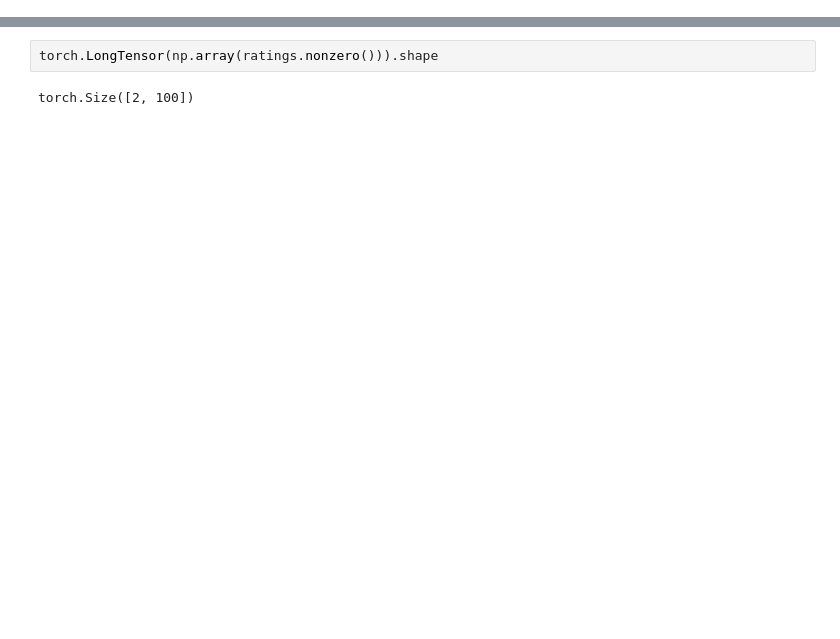
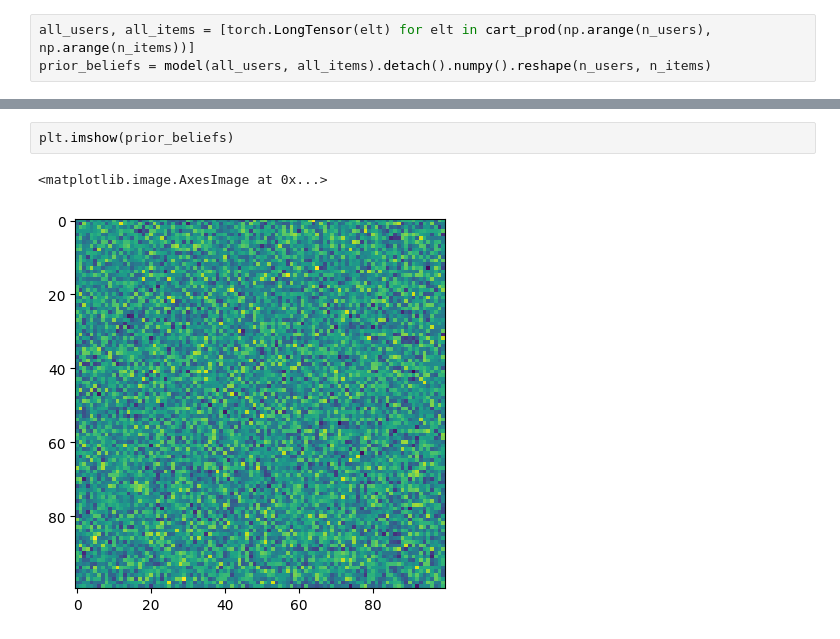
Before and after one commit to stefanpate/rcgnn, a Jupyter notebook: notebooks/mf_rosenthal.ipynb, the cells around one changed output, grey strips where cells are left out. Cells and saved outputs as stored; diff of their text form; blank space fills up the shorter version.

```diff
--- a/notebooks/mf_rosenthal.ipynb
+++ b/notebooks/mf_rosenthal.ipynb
@@ -36 +136,4 @@ optimizer = torch.optim.SGD(model.parameters(), lr=1e-3, weight_decay=1e-3)  # l
+# %%
+all_users, all_items = [torch.LongTensor(elt) for elt in cart_prod(np.arange(n_users), np.arange(n_items))]
+prior_beliefs = model(all_users, all_items).detach().numpy().reshape(n_users, n_items)
 # %%
@@ -107,4 +234,5 @@ plt.imshow(y_pred)
-# %%
-torch.LongTensor(np.array(ratings.nonzero())).shape
-# %% [output]
-torch.Size([2, 100])
+# %%
+plt.imshow(prior_beliefs)
+# %% [output]
+<matplotlib.image.AxesImage at 0x...>
+[figure, added]
```
Also changed, not shown: parts of 19 cells of this notebook, 19 other files.
